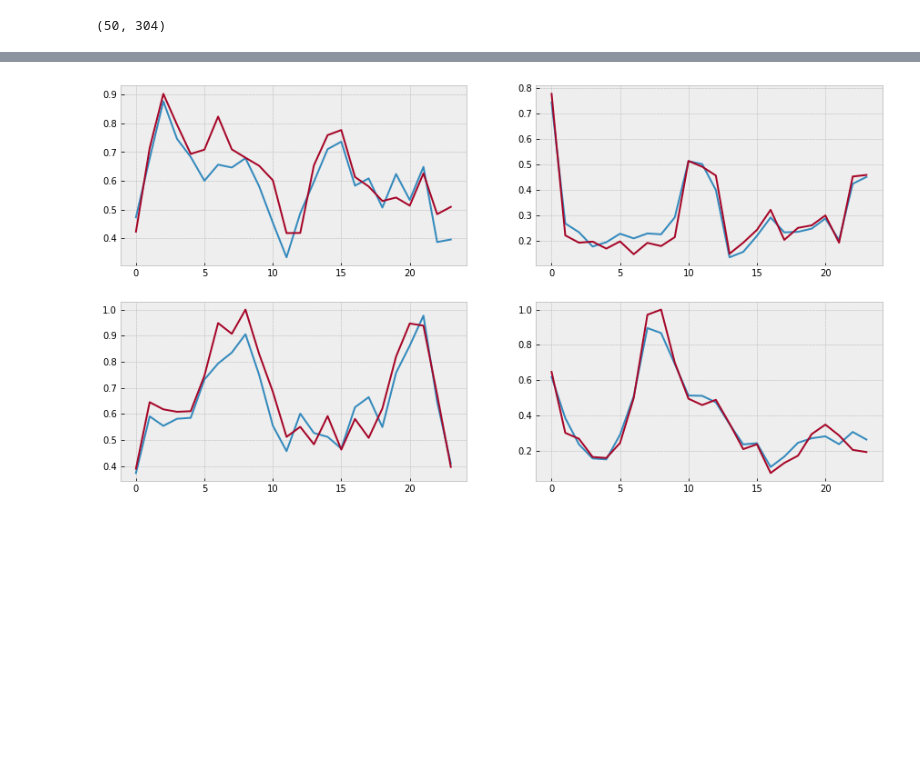
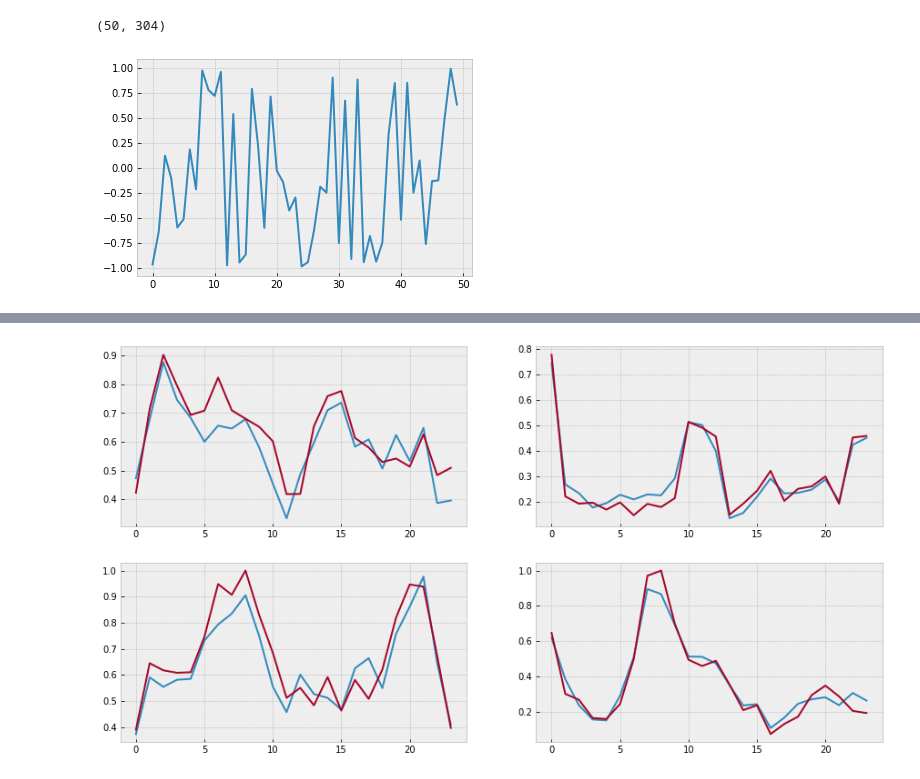
Before and after one commit to luisroque/robust_time_series_analysis, a Jupyter notebook: ConceptDriftTimeSeries.ipynb, the cells around one changed output, grey strips where cells are left out. Cells and saved outputs as stored; diff of their text form; code cells hidden in the pictures; blank space fills up the shorter version.

```diff
--- a/ConceptDriftTimeSeries.ipynb
+++ b/ConceptDriftTimeSeries.ipynb
@@ -158,3 +169,7 @@ data_x_features[0].shape
 data_x_features[1].shape
 # %% [output]
 (50, 304)
+# %%
+plt.plot(data_x_features[1][:,0]);
+# %% [output]
+[figure, added]
```
Also changed, not shown: parts of 15 cells of this notebook, 2 other files.
